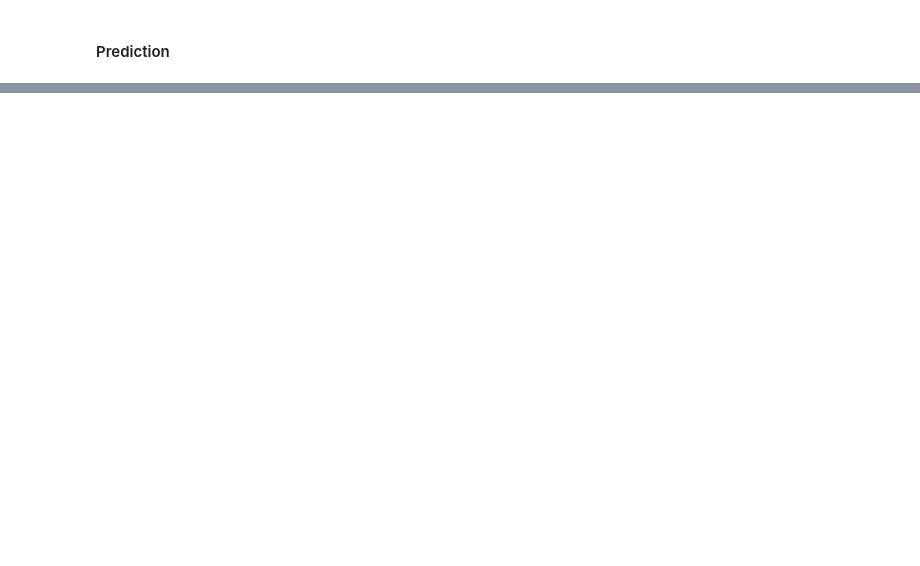
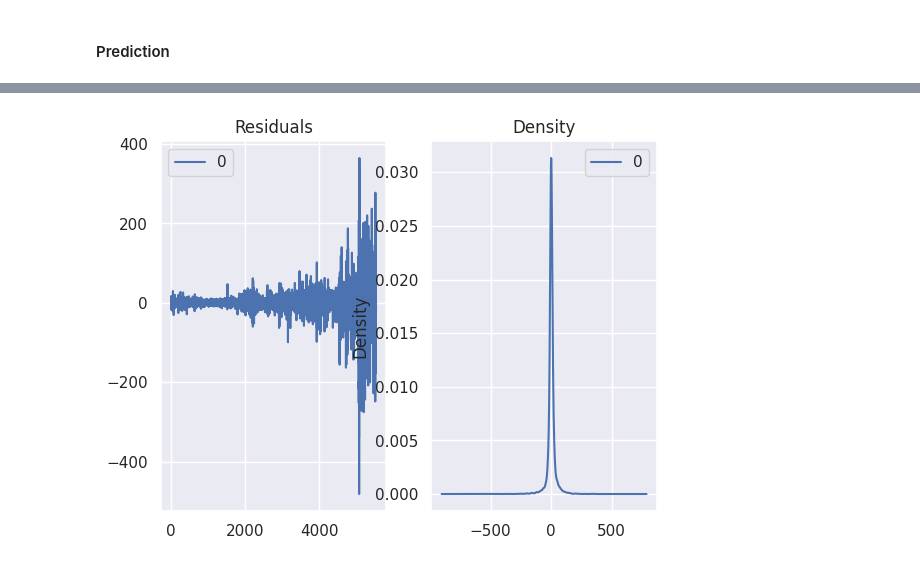
Before and after one commit to christofkaelin/ca683-project-group-1, a Jupyter notebook: CA683_Project_Group1.ipynb, the cells around one changed output, grey strips where cells are left out. Saved outputs shown, nothing was run; the diff lists cells and outputs as text; code cells hidden in the pictures; blank space fills up the shorter version.

```diff
--- a/CA683_Project_Group1.ipynb
+++ b/CA683_Project_Group1.ipynb
@@ -546,0 +716,6 @@ plt.show()
+# %%
+#Create the model
+from statsmodels.tsa.arima.model import ARIMA
+model = ARIMA(arima_train, order=(2,1,0))
+model_fit = model.fit()
+print(model_fit.summary())
@@ -546,0 +740,10 @@ plt.show()
+# %%
+#Check residuals to see if model really fits
+residuals = model_fit.resid[1:]
+df_residuals = pd.DataFrame(residuals)
+fig, ax =plt.subplots(1,2)
+df_residuals.plot(title='Residuals', ax=ax[0])
+df_residuals.plot(title='Density', kind='kde', ax=ax[1])
+plt.show()
+# %% [output]
+[figure, added]
```
Also changed, not shown: parts of 118 cells of this notebook.
